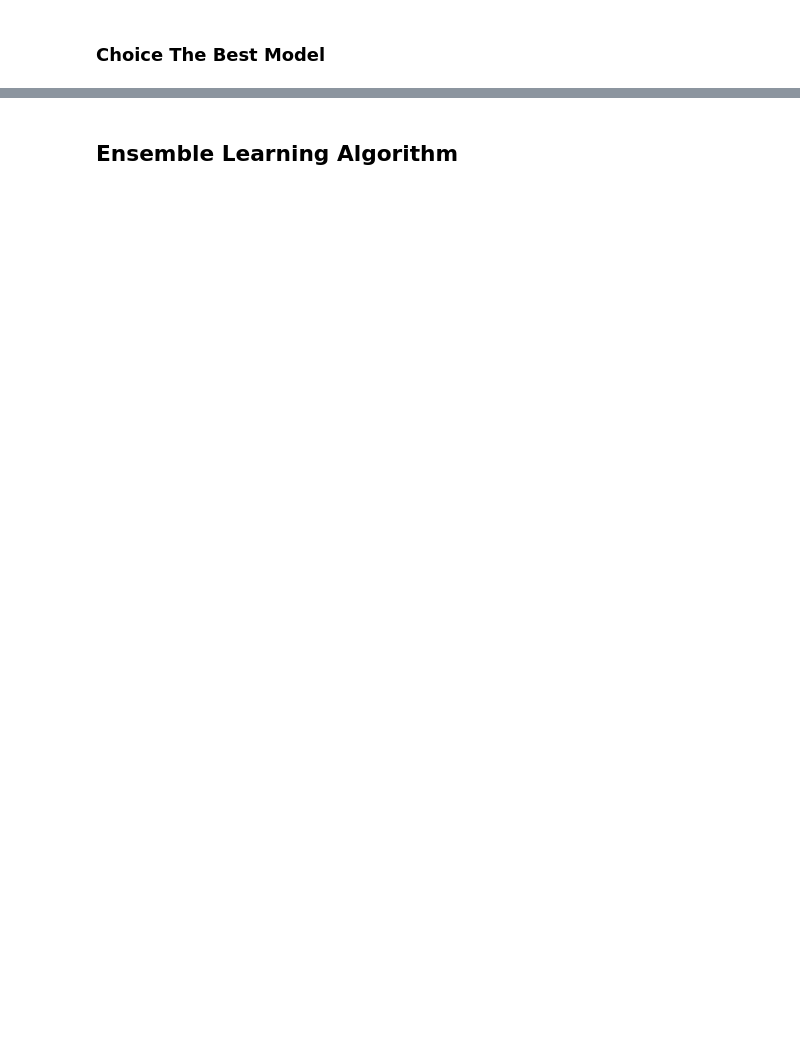
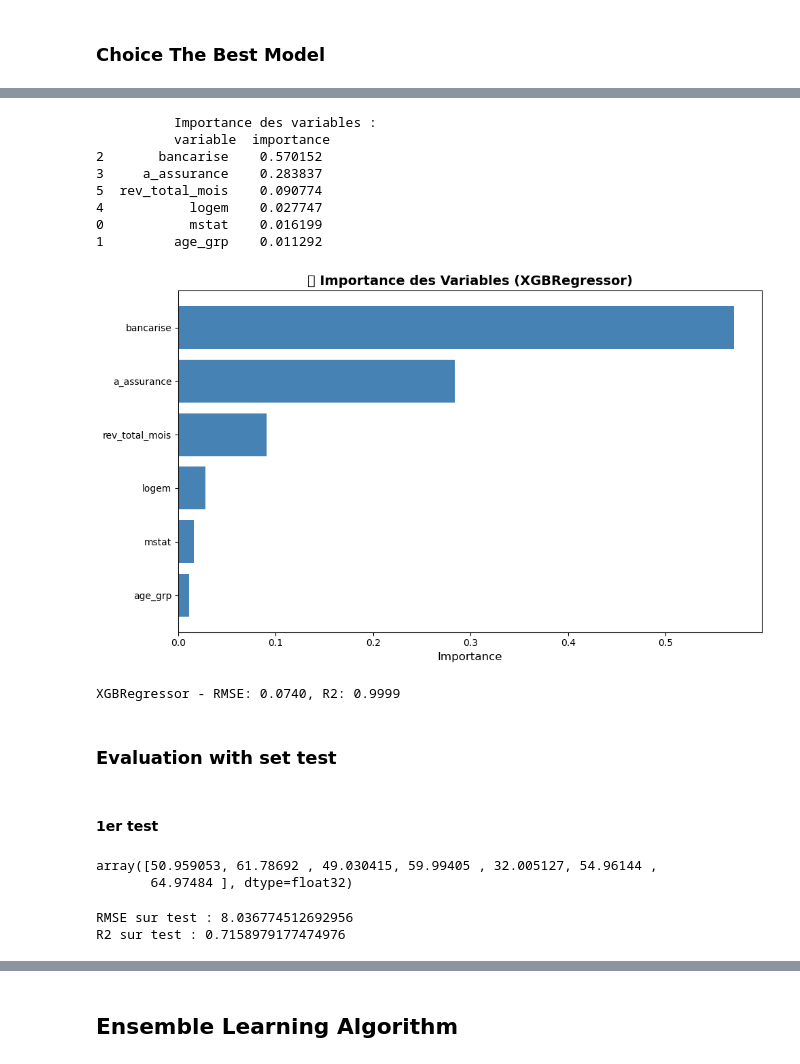
Before and after one commit to Didi17ane/Datas_Exploration, a Jupyter notebook: Modèles IA/Formel_TrainingModel.ipynb, the cells around one changed output, grey strips where cells are left out. Drawn from its saved outputs; the diff is of its cells as text; code cells hidden in the pictures; blank space fills up the shorter version.

```diff
--- a/Modèles IA/Formel_TrainingModel.ipynb
+++ b/Modèles IA/Formel_TrainingModel.ipynb
@@ -389,0 +605,8 @@ X_train_n
+# %%
+param_grid_xgb = {
+    'n_estimators': [50, 100, 200],
+    'max_depth': [3, 5, 7],
+    'learning_rate': [0.01, 0.1, 0.3],
+    'subsample': [0.7, 1.0],
+    'colsample_bytree': [0.7, 1.0]
+}
@@ -389,0 +649,38 @@ X_train_n
+# %%
+
+if hasattr(best_xgb, "feature_importances_"):
+        importances = best_xgb.feature_importances_
+        import_df = pd.DataFrame({'variable': features, 'importance': importances}).sort_values(by='importance', ascending=False)
+        print("          Importance des variables :\n", import_df)
+        plt.figure(figsize=(10, 6))
+        plt.barh(import_df['variable'], import_df['importance'], color='steelblue')
+        plt.xlabel('Importance', fontsize=12)
+        plt.title(f'📊 Importance des Variables ({name})', fontsize=14, fontweight='bold')
+        plt.gca().invert_yaxis()
+        plt.tight_layout()
+        plt.show()
+# %% [output]
+          Importance des variables :
+          variable  importance
+2       bancarise    0.570152
+3     a_assurance    0.283837
+5  rev_total_mois    0.090774
+4           logem    0.027747
+0           mstat    0.016199
+1         age_grp    0.011292
+[figure, added]
+# %%
+# Prédictions
+y_pred_xgb = best_xgb.predict(X_test_n)
+
+# Scores
+rmse_xgb = np.sqrt(mean_squared_error(y_test, y_pred_xgb))
+r2_xgb = r2_score(y_test, y_pred_xgb)
+
+print(f"XGBRegressor - RMSE: {rmse_xgb:.4f}, R2: {r2_xgb:.4f}")
+# %% [output]
+XGBRegressor - RMSE: 0.0740, R2: 0.9999
+# %% [markdown]
+### **Evaluation with set test**
+# %% [markdown]
+#### 1er test
@@ -389,0 +690,15 @@ X_train_n
+# %%
+xgb_dat = best_xgb.predict(dat_p)
+xgb_dat
+# %% [output]
+array([50.959053, 61.78692 , 49.030415, 59.99405 , 32.005127, 54.96144 ,
+       64.97484 ], dtype=float32)
+# %%
+rms = np.sqrt(mean_squared_error(y_d, xgb_dat))
+r = r2_score(y_d, xgb_dat)
+
+print(f"RMSE sur test : {rms}")
+print(f"R2 sur test : {r}")
+# %% [output]
+RMSE sur test : 8.036774512692956
+R2 sur test : 0.7158979177474976
```
Also changed, not shown: parts of 57 cells of this notebook, 4 other files.
